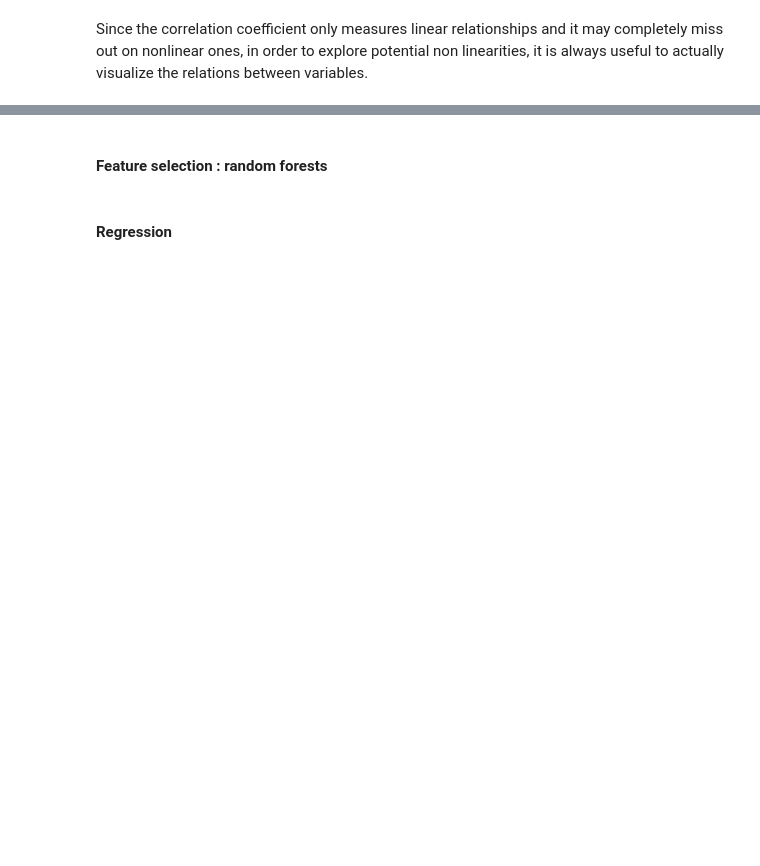
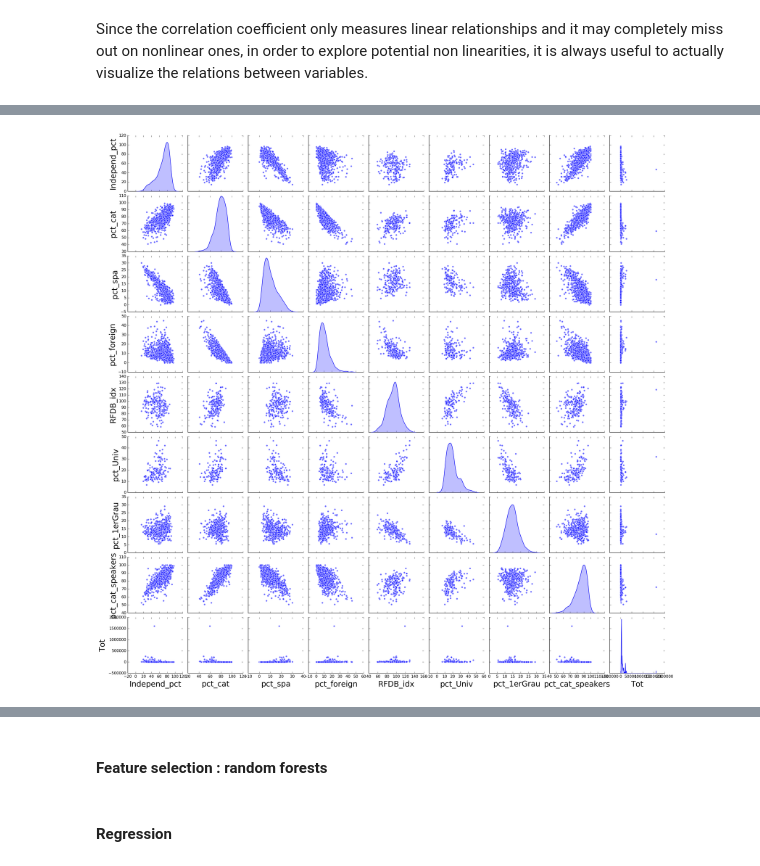
Before and after one commit to pgervila/pgervila.github.io, a Jupyter notebook: content/catalan_elections_post.ipynb, the cells around one changed output, grey strips where cells are left out. Drawn from its saved outputs; the diff is of its cells as text; code cells hidden in the pictures; blank space fills up the shorter version.

```diff
--- a/content/catalan_elections_post.ipynb
+++ b/content/catalan_elections_post.ipynb
@@ -91,0 +110,7 @@ Scatter matrix from dataframe
+# %%
+plt.rcParams["axes.labelsize"] = 20
+plt.rcParams['figure.dpi'] = 150
+g = sns.pairplot(DF_ALL_MUNIC_DATA, vars=attributes, height=4,aspect=1.1, diag_kind='kde', plot_kws=dict(s=20, alpha=0.6))
+g.fig.set_size_inches(20,20)
+# %% [output]
+[figure, added]
```
Also changed, not shown: parts of 27 cells of this notebook, 5 other files.
